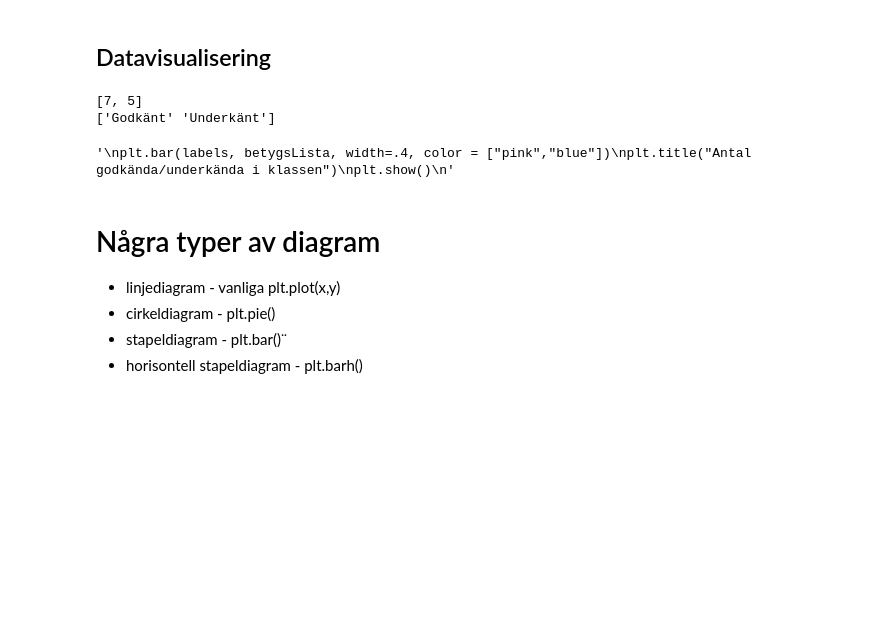
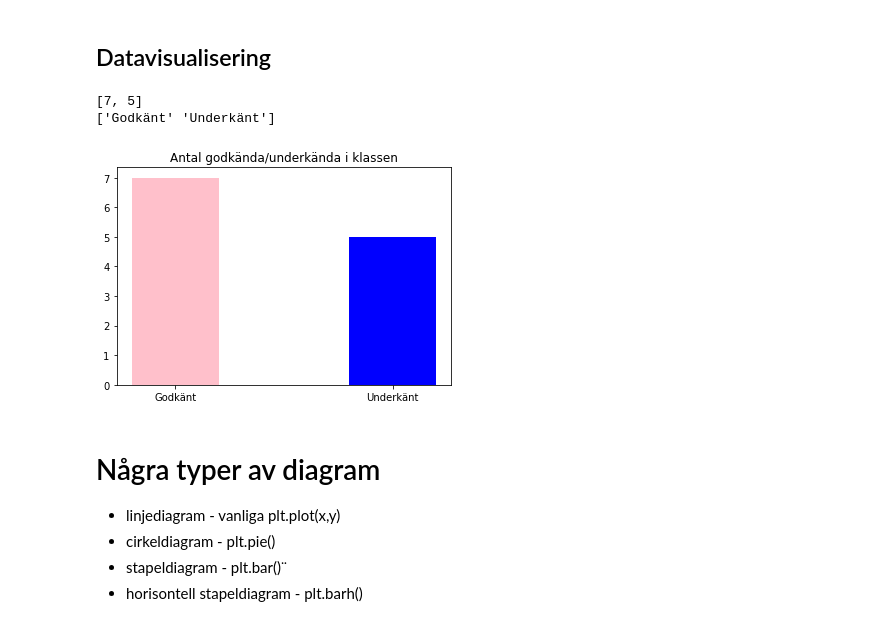
Before and after one commit to laullopes/Lauanda_Lopes_TE19C, a Jupyter notebook: Programmering i verkligheten/pandas/pandas_genomgång.ipynb, the cells around one changed output. Saved outputs shown, nothing was run; the diff lists cells and outputs as text; code cells hidden in the pictures; blank space fills up the shorter version.

```diff
--- a/Programmering i verkligheten/pandas/pandas_genomgång.ipynb
+++ b/Programmering i verkligheten/pandas/pandas_genomgång.ipynb
@@ -83,21 +94,20 @@ print(df_G)
 # %%
 import matplotlib.pyplot as plt
 
 betygsLista = df["Betyg"].value_counts().tolist()
 labels = df["Betyg"].unique()
 
 print(betygsLista)
 print(labels)
 
-'''
+
 plt.bar(labels, betygsLista, width=.4, color = ["pink","blue"])
 plt.title("Antal godkända/underkända i klassen")
 plt.show()
-'''
 # %% [output]
 [7, 5]
 ['Godkänt' 'Underkänt']
-'\nplt.bar(labels, betygsLista, width=.4, color = ["pink","blue"])\nplt.title("Antal godkända/underkända i klassen")\nplt.show()\n'
+[figure, added]
 # %% [markdown]
 # Några typer av diagram
 - linjediagram - vanliga plt.plot(x,y)
```
Also changed, not shown: parts of 3 cells of this notebook, 1 other file.
